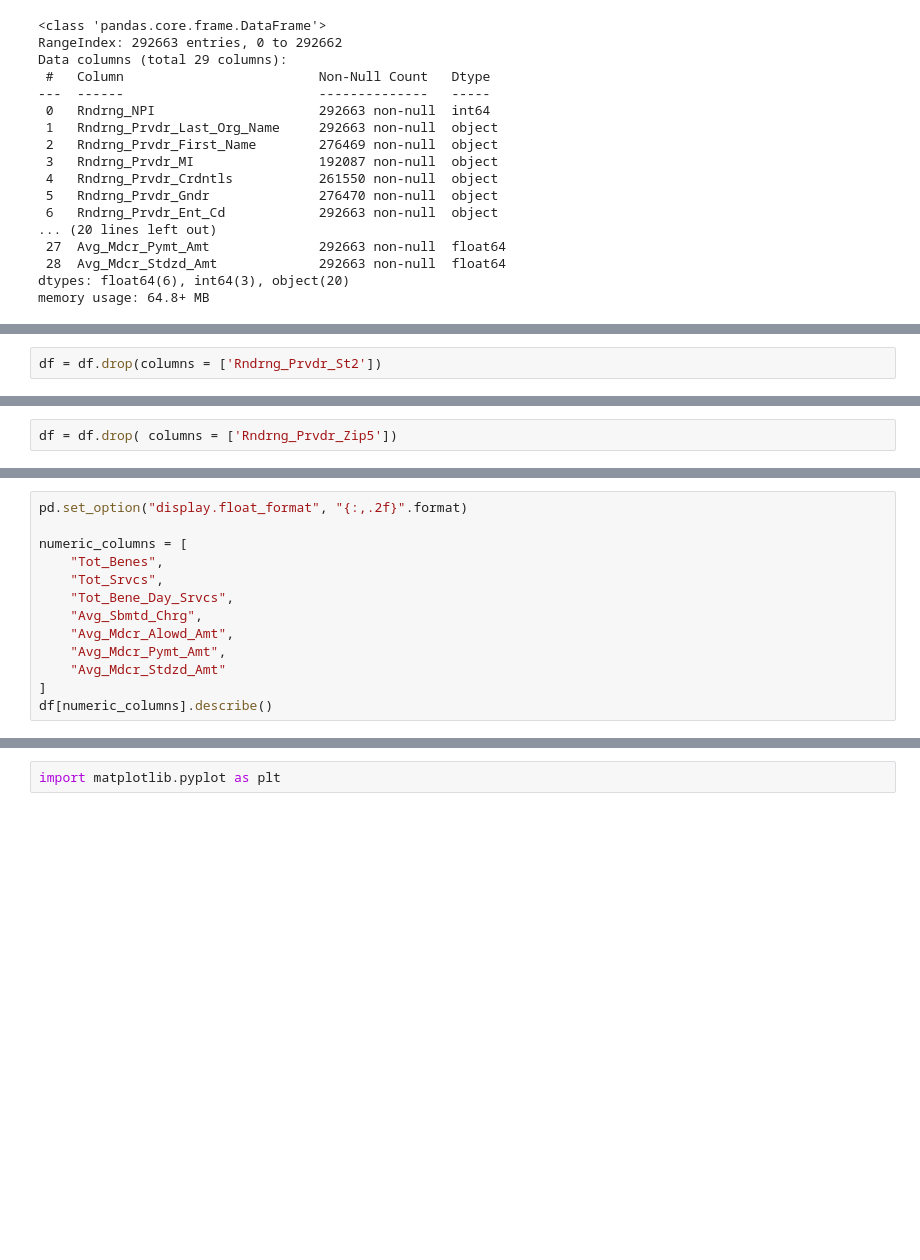
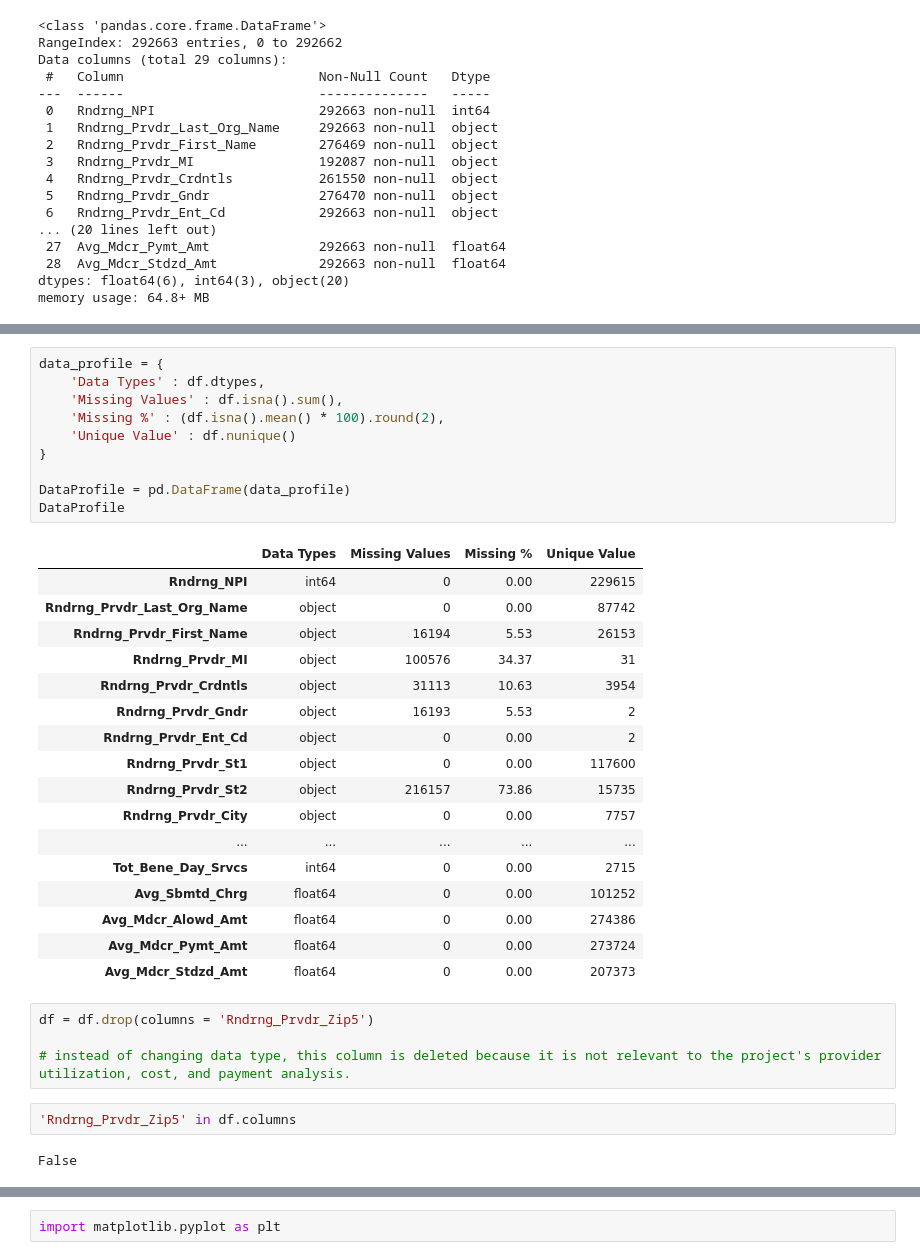
Before and after one commit to ristakhadka013/healthcare-provider-utilization-analysis, a Jupyter notebook: python/cleaned_CMS_data.ipynb, the cells around one changed output, grey strips where cells are left out. Cells and saved outputs as stored; diff of their text form; blank space fills up the shorter version.

```diff
--- a/python/cleaned_CMS_data.ipynb
+++ b/python/cleaned_CMS_data.ipynb
@@ -174,2 +44,0 @@ Name: count, dtype: int64
-# %%
-df = df.drop(columns = ['Rndrng_Prvdr_St2'])
@@ -216,2 +44,0 @@ np.int64(0)
-# %%
-df = df.drop( columns = ['Rndrng_Prvdr_Zip5'])
@@ -244,13 +44,0 @@ memory usage: 60.3+ MB
-# %%
-pd.set_option("display.float_format", "{:,.2f}".format)
-
-numeric_columns = [
-    "Tot_Benes",
-    "Tot_Srvcs",
-    "Tot_Bene_Day_Srvcs",
-    "Avg_Sbmtd_Chrg",
-    "Avg_Mdcr_Alowd_Amt",
-    "Avg_Mdcr_Pymt_Amt",
-    "Avg_Mdcr_Stdzd_Amt"
-]
-df[numeric_columns].describe()
@@ -266,0 +65,36 @@ df[numeric_columns].describe()
+# %%
+data_profile = {
+    'Data Types' : df.dtypes,
+    'Missing Values' : df.isna().sum(),
+    'Missing %' : (df.isna().mean() * 100).round(2),
+    'Unique Value' : df.nunique()
+}
+
+DataProfile = pd.DataFrame(data_profile)
+DataProfile
+# %% [output]
+|  | Data Types | Missing Values | Missing % | Unique Value |
+| Rndrng_NPI | int64 | 0 | 0.00 | 229615 |
+| Rndrng_Prvdr_Last_Org_Name | object | 0 | 0.00 | 87742 |
+| Rndrng_Prvdr_First_Name | object | 16194 | 5.53 | 26153 |
+| Rndrng_Prvdr_MI | object | 100576 | 34.37 | 31 |
+| Rndrng_Prvdr_Crdntls | object | 31113 | 10.63 | 3954 |
+| Rndrng_Prvdr_Gndr | object | 16193 | 5.53 | 2 |
+| Rndrng_Prvdr_Ent_Cd | object | 0 | 0.00 | 2 |
+| Rndrng_Prvdr_St1 | object | 0 | 0.00 | 117600 |
+| Rndrng_Prvdr_St2 | object | 216157 | 73.86 | 15735 |
+| Rndrng_Prvdr_City | object | 0 | 0.00 | 7757 |
+| ... | ... | ... | ... | ... |
+| Tot_Bene_Day_Srvcs | int64 | 0 | 0.00 | 2715 |
+| Avg_Sbmtd_Chrg | float64 | 0 | 0.00 | 101252 |
+| Avg_Mdcr_Alowd_Amt | float64 | 0 | 0.00 | 274386 |
+| Avg_Mdcr_Pymt_Amt | float64 | 0 | 0.00 | 273724 |
+| Avg_Mdcr_Stdzd_Amt | float64 | 0 | 0.00 | 207373 |
+# %%
+df = df.drop(columns = 'Rndrng_Prvdr_Zip5')
+
+# instead of changing data type, this column is deleted because it is not relevant to the project's provider utilization, cost, and payment analysis.
+# %%
+'Rndrng_Prvdr_Zip5' in df.columns
+# %% [output]
+False
```
Also changed, not shown: parts of 41 cells of this notebook.
